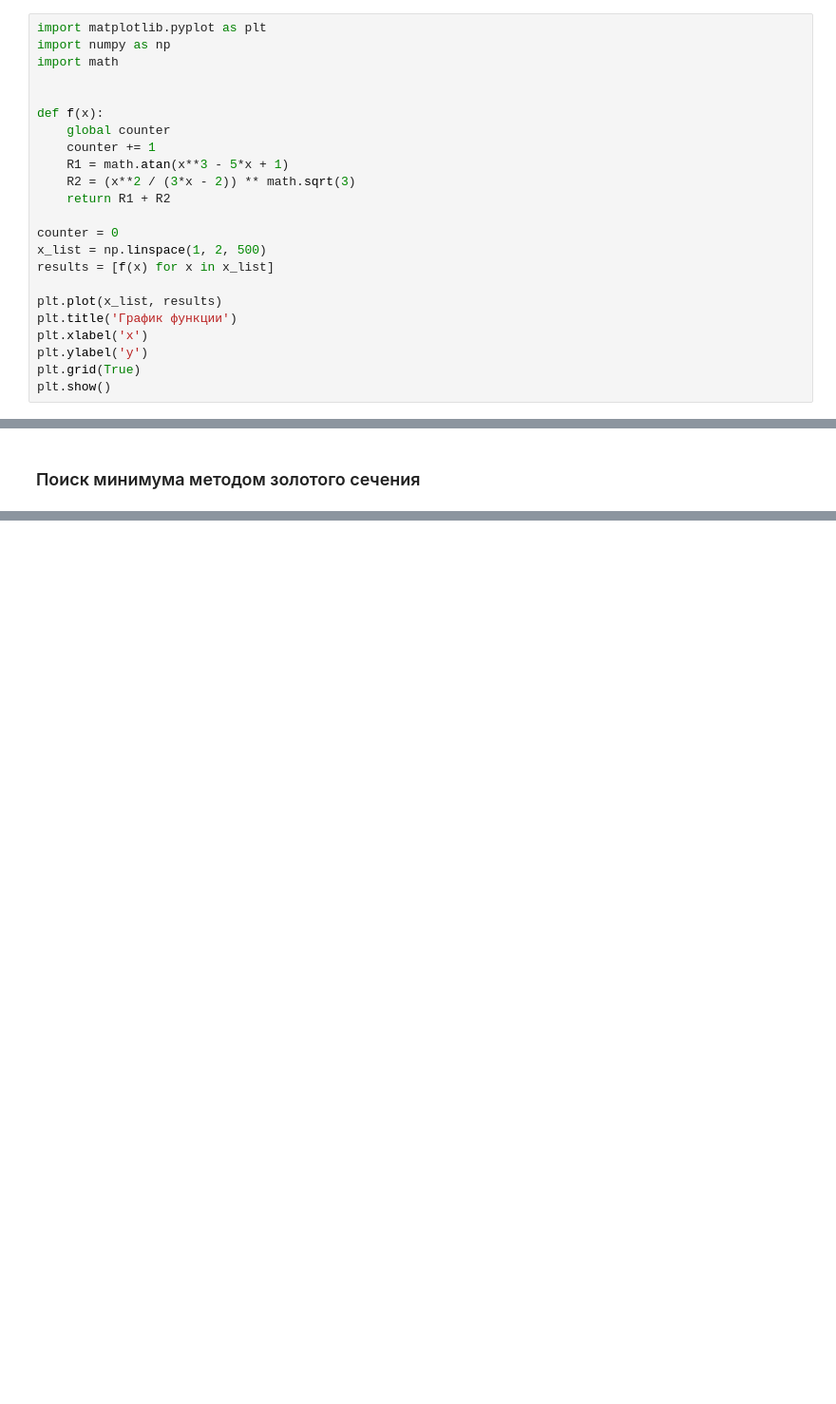
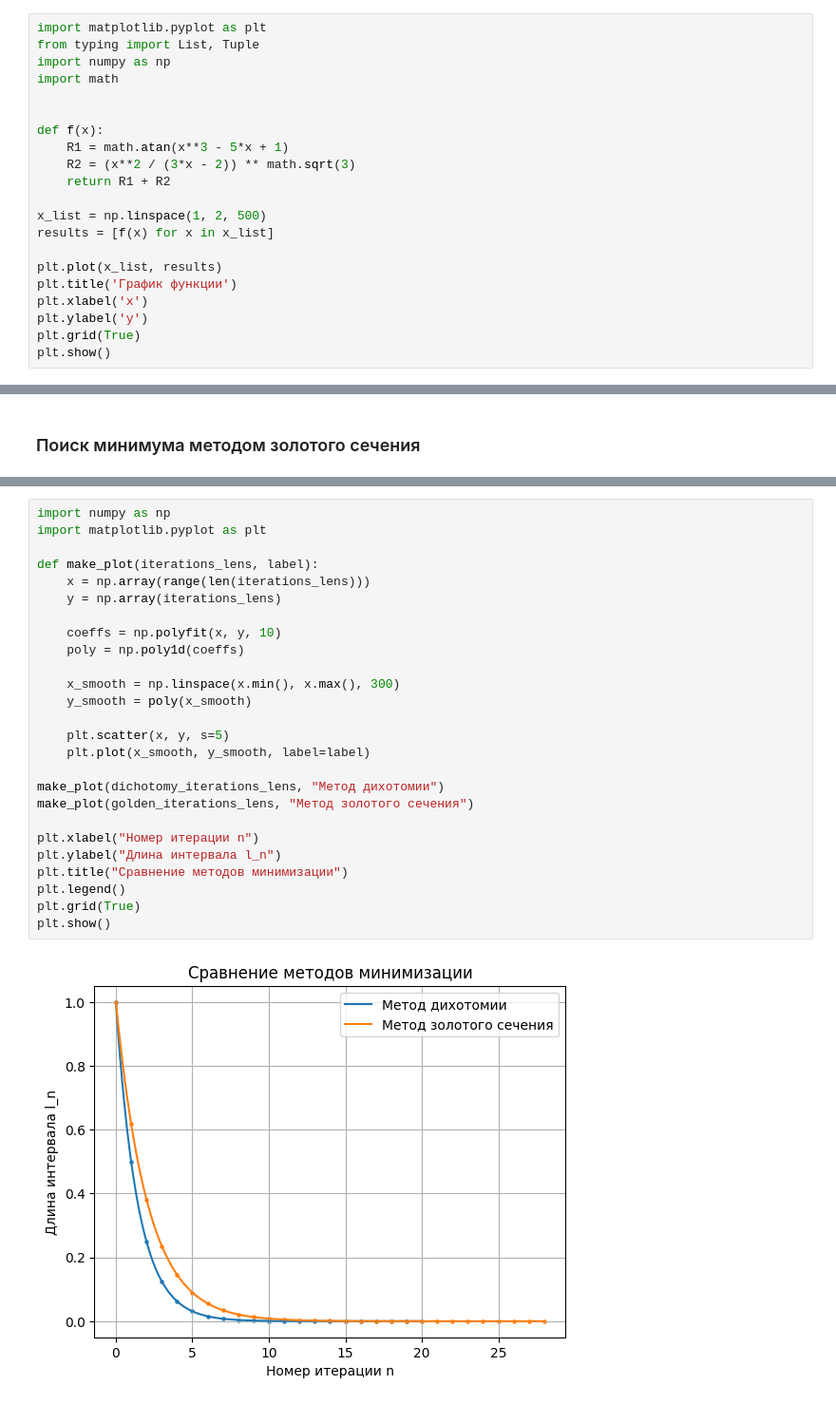
Before and after one commit to Ifanfomin/Labs-Optimisation, a Jupyter notebook: lab_1.ipynb, the cells around one changed output, grey strips where cells are left out. Shown at 95% size. Drawn from its saved outputs; the diff is of its cells as text; blank space fills up the shorter version.

```diff
--- a/lab_1.ipynb
+++ b/lab_1.ipynb
@@ -16,18 +16,16 @@
 ### График целевой функции
 # %%
 import matplotlib.pyplot as plt
+from typing import List, Tuple
 import numpy as np
 import math
 
 
 def f(x):
-    global counter
-    counter += 1
     R1 = math.atan(x**3 - 5*x + 1)
     R2 = (x**2 / (3*x - 2)) ** math.sqrt(3)
     return R1 + R2
 
-counter = 0
 x_list = np.linspace(1, 2, 500)
 results = [f(x) for x in x_list]
 
@@ -132,0 +170,28 @@ n: 20.931567847976474
+# %%
+import numpy as np
+import matplotlib.pyplot as plt
+
+def make_plot(iterations_lens, label):
+    x = np.array(range(len(iterations_lens)))
+    y = np.array(iterations_lens)
+
+    coeffs = np.polyfit(x, y, 10)
+    poly = np.poly1d(coeffs)
+
+    x_smooth = np.linspace(x.min(), x.max(), 300)
+    y_smooth = poly(x_smooth)
+
+    plt.scatter(x, y, s=5)
+    plt.plot(x_smooth, y_smooth, label=label)
+
+make_plot(dichotomy_iterations_lens, "Метод дихотомии")
+make_plot(golden_iterations_lens, "Метод золотого сечения")
+
+plt.xlabel("Номер итерации n")
+plt.ylabel("Длина интервала l_n")
+plt.title("Сравнение методов минимизации")
+plt.legend()
+plt.grid(True)
+plt.show()
+# %% [output]
+[figure, added]
```
Also changed, not shown: parts of 3 cells of this notebook.
